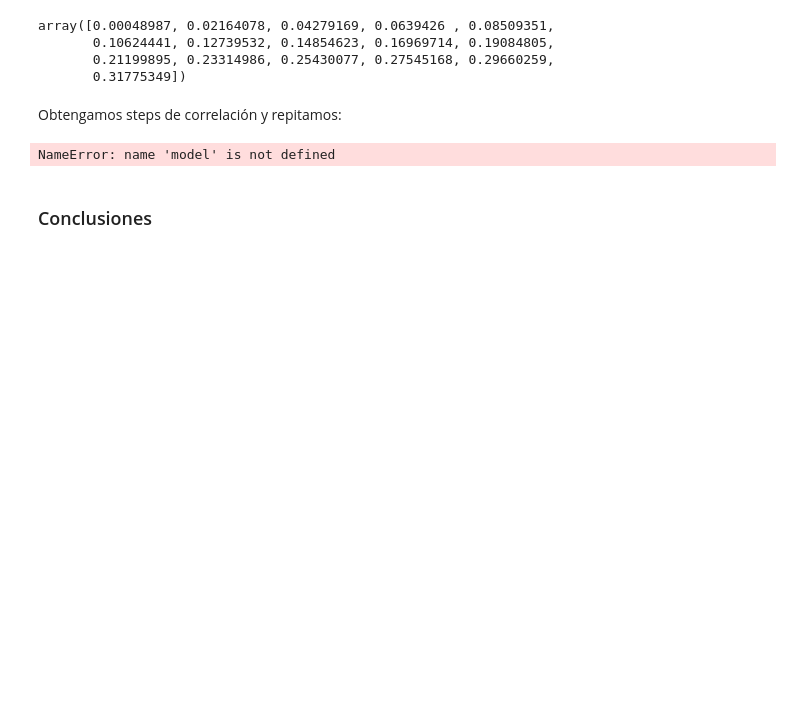
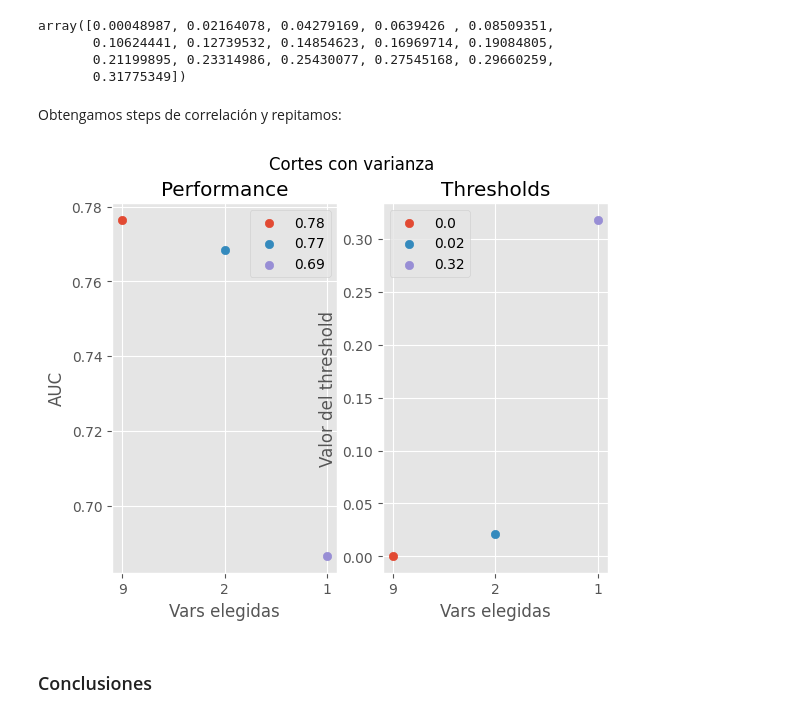
Before and after one commit to bielng/Data-Lab, a Jupyter notebook: 8,1_clase_012021.ipynb, the cells around one changed output. Drawn from its saved outputs; the diff is of its cells as text; code cells hidden in the pictures; blank space fills up the shorter version.

```diff
--- a/8,1_clase_012021.ipynb
+++ b/8,1_clase_012021.ipynb
@@ -356,7 +356,7 @@ values['y'].sort_values()
 y     1.000000
 Name: y, dtype: float64
 # %%
-values = values['y']
+values = values['y'].abs()
 values.drop('y', axis=0, inplace=True)
 # %% [markdown]
 Tenemos que remover la $y$, no podemos usar la respuesta para entrenar.
@@ -377,7 +377,7 @@ evaluaciones2 = {}
 index = 0
 
 for threshold in steps:
-    seleccionados = values.loc[values > threshold].index.tolist()
+    seleccionados = values.loc[values >= threshold].index.tolist()
 
     if len(seleccionados) == 0 or seleccionados in index_vistos:
         continue
@@ -385,15 +385,51 @@ for threshold in steps:
 
     modelo = LogisticRegression()
     modelo.fit(train[seleccionados], train['y'])
-    scores = model.predict_proba(test[seleccionados])[:, 1]
+    scores = modelo.predict_proba(test[seleccionados])[:, 1]
 
     performance = roc_auc_score(y_score=scores, y_true=test['y'])
 
     evaluaciones2[index] = {'threshold': threshold, 'variable': seleccionados, 'performance': performance}
 
     index+=1
-# %% [output]
-NameError: name 'model' is not defined
+# %%
+fig, (izq, der) = plt.subplots(nrows=1, ncols=2)
+etiquetas = []
+
+for index, informacion in evaluaciones2.items():
+    seleccionados = informacion['variable']
+    threshold = informacion['threshold']
+    performance = informacion['performance']
+
+    variables = str(len(seleccionados))
+    etiquetas.append(variables)
+
+    label = f'{np.round(performance, 2)}'
+    izq.scatter(index, performance, label=label)
+
+    label = f'{np.round(threshold, 2)}'
+    der.scatter(index, threshold, label=label)
+
+izq.set_xticks(range(len(etiquetas)))
+izq.set_xticklabels(etiquetas)
+
+der.set_xticks(range(len(etiquetas)))
+der.set_xticklabels(etiquetas)
+
+izq.set_xlabel('Vars elegidas')
+izq.set_ylabel('AUC')
+der.set_xlabel('Vars elegidas')
+der.set_ylabel('Valor del threshold')
+
+izq.legend()
+der.legend()
+
+fig.suptitle('Cortes con varianza')
+izq.set_title('Performance')
+der.set_title('Thresholds')
+plt.show()
+# %% [output]
+[figure, added]
 # %% [markdown]
 ### Conclusiones
 # %% [markdown]
```
Also changed, not shown: parts of 3 cells of this notebook, 2 other files.
